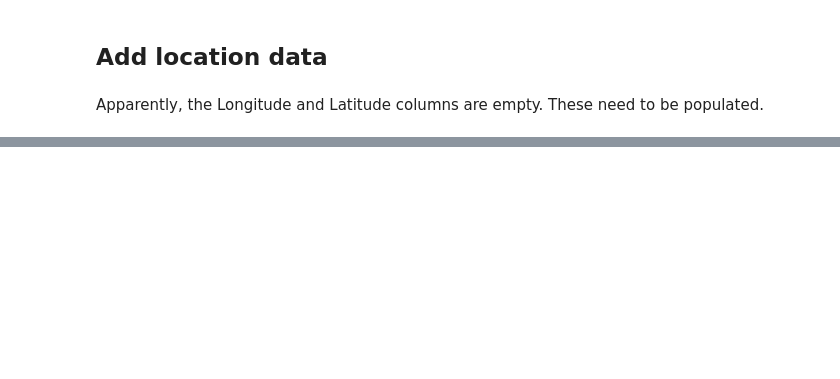
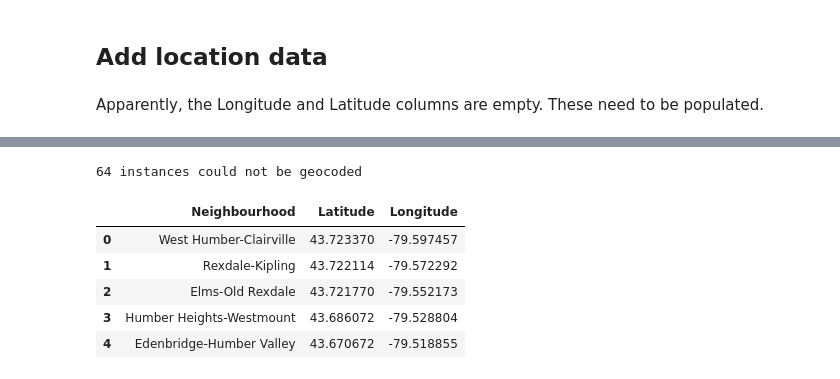
Before and after one commit to RubenSharpe/Coursera-Capstone, a Jupyter notebook: Toronto neighbourhoods.ipynb, the cells around one changed output, grey strips where cells are left out. Cells and saved outputs as stored; diff of their text form; code cells hidden in the pictures; blank space fills up the shorter version.

```diff
--- a/Toronto neighbourhoods.ipynb
+++ b/Toronto neighbourhoods.ipynb
@@ -118,0 +120,35 @@ Guildwood , Toronto, Canada 43.7552251 -79.1982293
+# %%
+# define the dataframe columns
+column_names = ['Neighbourhood', 'Latitude', 'Longitude']
+
+# instantiate the dataframe
+neighbourhoods = pd.DataFrame(columns=column_names)
+
+for name in nbhs['Neighbourhood']:
+    neighborhood_name = name
+
+    address = '{}, Toronto, Canada'.format(name)
+    location = geolocator.geocode(address)
+    if location is None:
+        i = i + 1
+        # print('{} could not be geocoded'.format(address))
+    else:
+        neighborhood_lat = location.latitude
+        neighborhood_lon = location.longitude
+
+        neighbourhoods = neighbourhoods.append({'Neighbourhood': neighborhood_name,
+                                              'Latitude': neighborhood_lat,
+                                          'Longitude': neighborhood_lon}, ignore_index=True)
+
+print('{} instances could not be geocoded'.format(i))
+# %% [output]
+64 instances could not be geocoded
+# %%
+neighbourhoods.head()
+# %% [output]
+|  | Neighbourhood | Latitude | Longitude |
+| 0 | West Humber-Clairville | 43.723370 | -79.597457 |
+| 1 | Rexdale-Kipling | 43.722114 | -79.572292 |
+| 2 | Elms-Old Rexdale | 43.721770 | -79.552173 |
+| 3 | Humber Heights-Westmount | 43.686072 | -79.528804 |
+| 4 | Edenbridge-Humber Valley | 43.670672 | -79.518855 |
```
Also changed, not shown: parts of 5 cells of this notebook, 1 other file.
